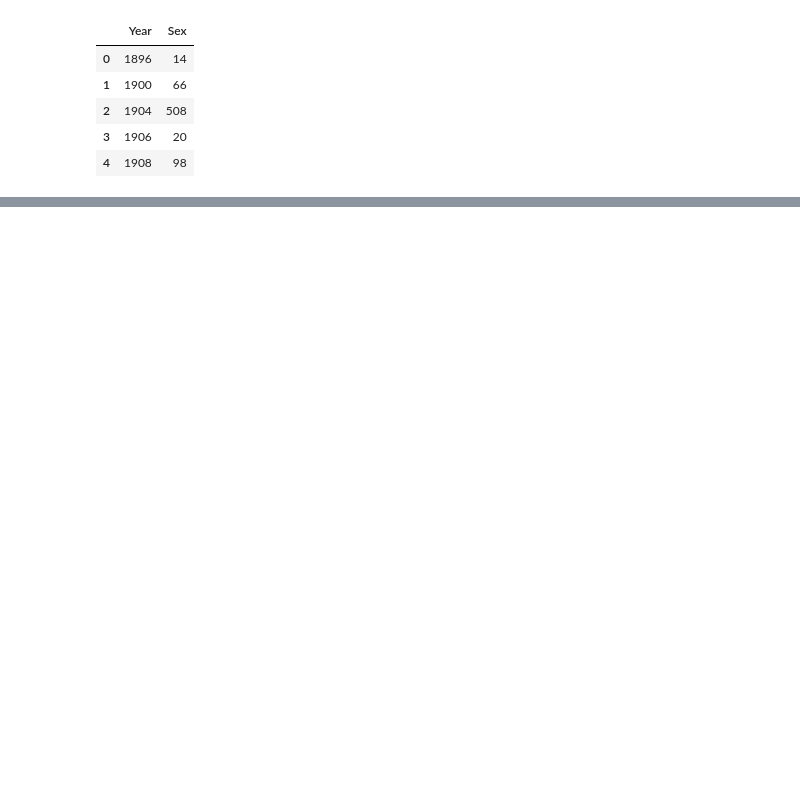
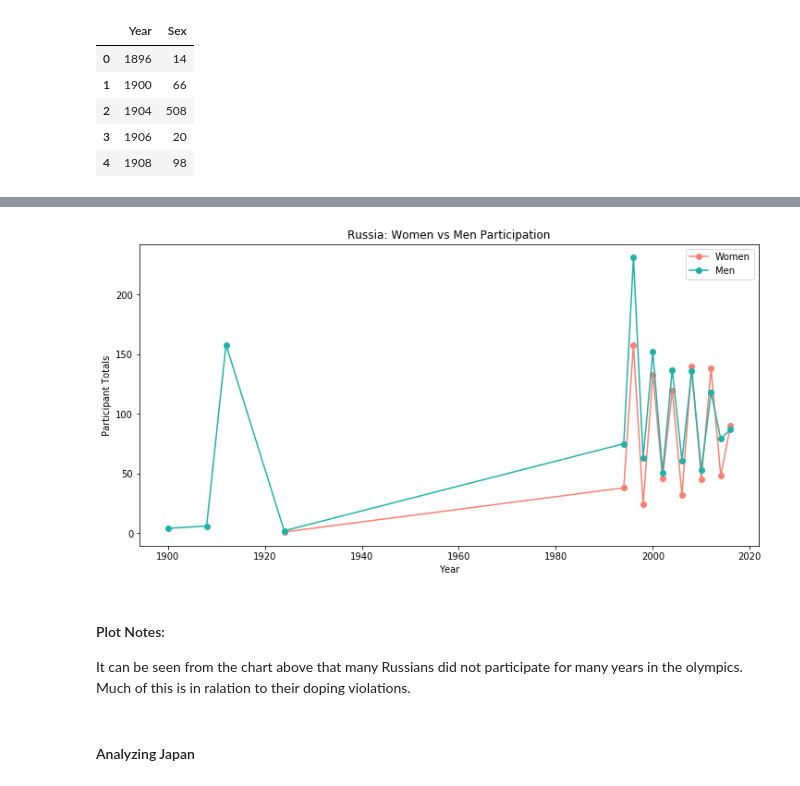
Before and after one commit to fhelms8/Git_Sum_Group_Prj, a Jupyter notebook: tester-combo_sports.ipynb, the cells around one changed output, grey strips where cells are left out. Cells and saved outputs as stored; diff of their text form; code cells hidden in the pictures; blank space fills up the shorter version.

```diff
--- a/tester-combo_sports.ipynb
+++ b/tester-combo_sports.ipynb
@@ -104,0 +201,13 @@ plt.legend(loc="upper right")
+# %%
+#Creating seperate data frames for men and women to then plot on line plot for China
+rus_women = rus_clean[(rus_clean['Sex'] == "F")]
+rus_women_counts = rus_women.groupby(['Year'])['Sex'].apply(lambda x: x[x.str.contains('F')].count())
+rus_women_counts_df = pd.DataFrame(data=rus_women_counts)
+rus_women_finals = rus_women_counts_df.reset_index()
+rus_women_finals
+
+rus_men = rus_clean[(rus_clean['Sex'] == "M")]
+rus_men_counts = rus_men.groupby(['Year'])['Sex'].apply(lambda x: x[x.str.contains('M')].count())
+rus_men_counts_df = pd.DataFrame(data=rus_men_counts)
+rus_men_finals = rus_men_counts_df.reset_index()
+rus_men_finals.head()
@@ -104,0 +221,32 @@ plt.legend(loc="upper right")
+# %%
+# Creating a line plot to compare women vs men in the Russia
+
+rus_women_xaxis = rus_women_finals["Year"]
+rus_women_yaxis = rus_women_finals["Sex"]
+
+rus_men_xaxis = rus_men_finals["Year"]
+rus_men_yaxis = rus_men_finals["Sex"]
+
+#This will adjust the size of the plot line, gotta set the variable first
+#and then adjust the height and width
+rus = plt.figure()
+rus.set_figwidth(12)
+rus.set_figheight(6)
+
+rus_women_line = plt.plot(rus_women_xaxis, rus_women_yaxis, marker ='o', color='salmon', label="Women",)
+rus_men_line = plt.plot(rus_men_xaxis, rus_men_yaxis, marker ='o', color='lightseagreen', label="Men")
+#plt.xticks(men_xaxis, men_xaxis, rotation ='vertical')
+#plt.figure(figsize=(8,10))
+plt.title("Russia: Women vs Men Participation")
+plt.xlabel("Year")
+plt.ylabel("Participant Totals")
+plt.legend(loc="upper right")
+
+plt.savefig("Visualizations/rus-pop.png")
+# %% [output]
+[figure, added]
+# %% [markdown]
+#### Plot Notes:
+<p>It can be seen from the chart above that many Russians did not participate for many years in the olympics. Much of this is in ralation to their doping violations.</p>
+# %% [markdown]
+#### Analyzing Japan
```
Also changed, not shown: parts of 14 cells of this notebook, 4 other files.
